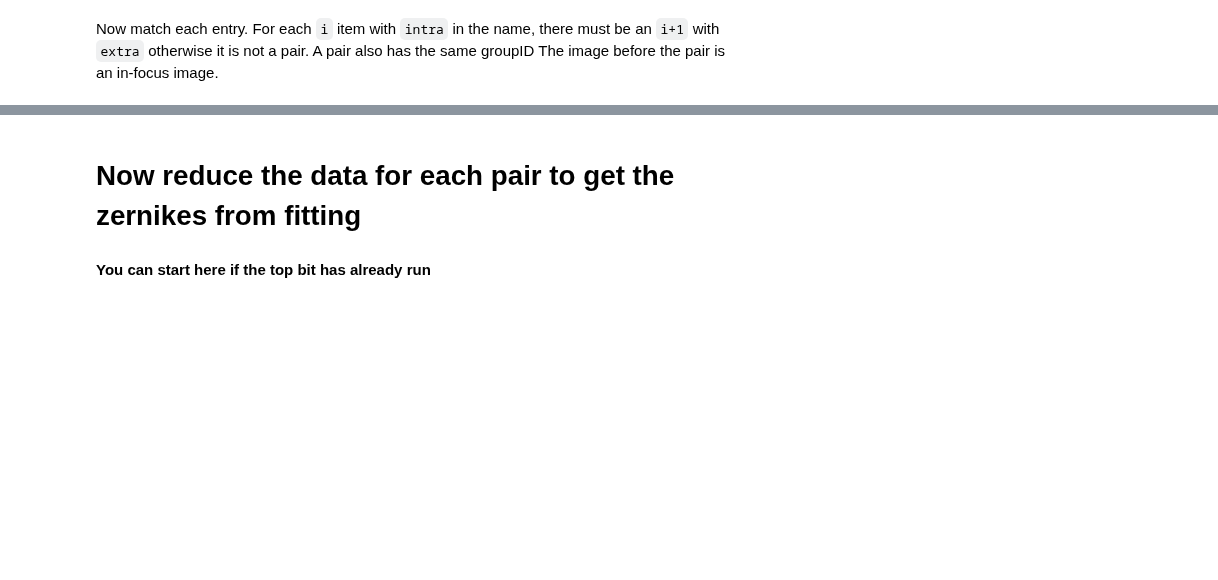
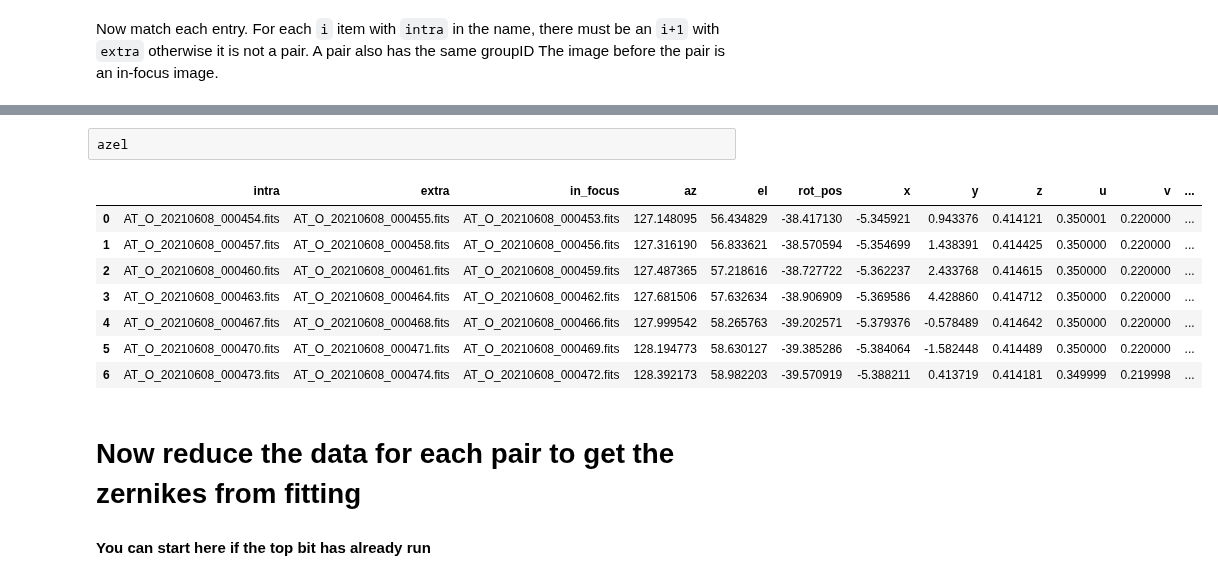
Before and after one commit to lsst-ts/ts_notebooks, a Jupyter notebook: pingraham/summit_notebooks/AT_20210607/CWFS_Sensitivity_Matrix_Determination.ipynb, the cells around one changed output, grey strips where cells are left out. Drawn from its saved outputs; the diff is of its cells as text; code cells hidden in the pictures; blank space fills up the shorter version.

```diff
--- a/pingraham/summit_notebooks/AT_20210607/CWFS_Sensitivity_Matrix_Determination.ipynb
+++ b/pingraham/summit_notebooks/AT_20210607/CWFS_Sensitivity_Matrix_Determination.ipynb
@@ -33,3 +28,17 @@ if axis =='u':
+# %%
+axis='y'
+if axis == 'u':
+    t1 = Time("2021-06-09T05:01:30", format='isot', scale='tai')
+    t2 = Time("2021-06-09T05:21:44", format='isot', scale='tai')
+if axis == 'v':
+    t1 = Time("2021-06-09T05:21:44", format='isot', scale='tai')
+    t2 = Time("2021-06-09T05:41:44", format='isot', scale='tai')
+if axis == 'x':
+    t1 = Time("2021-06-09T05:41:44", format='isot', scale='tai')
+    t2 = Time("2021-06-09T06:04:44", format='isot', scale='tai')
+if axis == 'y':
+    t1 = Time("2021-06-09T06:01:44", format='isot', scale='tai')
+    t2 = Time("2021-06-09T06:41:44", format='isot', scale='tai')
 # %%
 end_readout = await efd_client.select_time_series("lsst.sal.ATCamera.logevent_endReadout",
                                            ["imageName", "requestedExposureTime", "additionalKeys", "additionalValues"], t1, t2)
@@ -175,9 +211,22 @@ for i in range(npairs):
+# %% [raw]
+azel
 # %%
 # out = efd_client.rendezvous_dataframes(left, cmd_offset, direction='backward', tolerance=pandas.Timedelta(days=20), **kwargs):
 # print(f'blah {cmd_offset['u'].index[ind]}') #why doesn't this work?!?
 # %%
 # Convert to dataframe
 df = pd.DataFrame(match_data)
+# %%
+df
+# %% [output]
+|  | intra | extra | in_focus | az | el | rot_pos | x | y | z | u | v | ... |
+| 0 | AT_O_20210608_000454.fits | AT_O_20210608_000455.fits | AT_O_20210608_000453.fits | 127.148095 | 56.434829 | -38.417130 | -5.345921 | 0.943376 | 0.414121 | 0.350001 | 0.220000 | ... |
+| 1 | AT_O_20210608_000457.fits | AT_O_20210608_000458.fits | AT_O_20210608_000456.fits | 127.316190 | 56.833621 | -38.570594 | -5.354699 | 1.438391 | 0.414425 | 0.350000 | 0.220000 | ... |
+| 2 | AT_O_20210608_000460.fits | AT_O_20210608_000461.fits | AT_O_20210608_000459.fits | 127.487365 | 57.218616 | -38.727722 | -5.362237 | 2.433768 | 0.414615 | 0.350000 | 0.220000 | ... |
+| 3 | AT_O_20210608_000463.fits | AT_O_20210608_000464.fits | AT_O_20210608_000462.fits | 127.681506 | 57.632634 | -38.906909 | -5.369586 | 4.428860 | 0.414712 | 0.350000 | 0.220000 | ... |
+| 4 | AT_O_20210608_000467.fits | AT_O_20210608_000468.fits | AT_O_20210608_000466.fits | 127.999542 | 58.265763 | -39.202571 | -5.379376 | -0.578489 | 0.414642 | 0.350000 | 0.220000 | ... |
+| 5 | AT_O_20210608_000470.fits | AT_O_20210608_000471.fits | AT_O_20210608_000469.fits | 128.194773 | 58.630127 | -39.385286 | -5.384064 | -1.582448 | 0.414489 | 0.350000 | 0.220000 | ... |
+| 6 | AT_O_20210608_000473.fits | AT_O_20210608_000474.fits | AT_O_20210608_000472.fits | 128.392173 | 58.982203 | -39.570919 | -5.388211 | 0.413719 | 0.414181 | 0.349999 | 0.219998 | ... |
 # %%
 # for i in range(len(df)):
 #     print(f"{df['intra'][i]}: {df['el'][i]+df['rot_pos'][i]}: dz={df['dz'][i]}")
```
Also changed, not shown: parts of 14 cells of this notebook.
